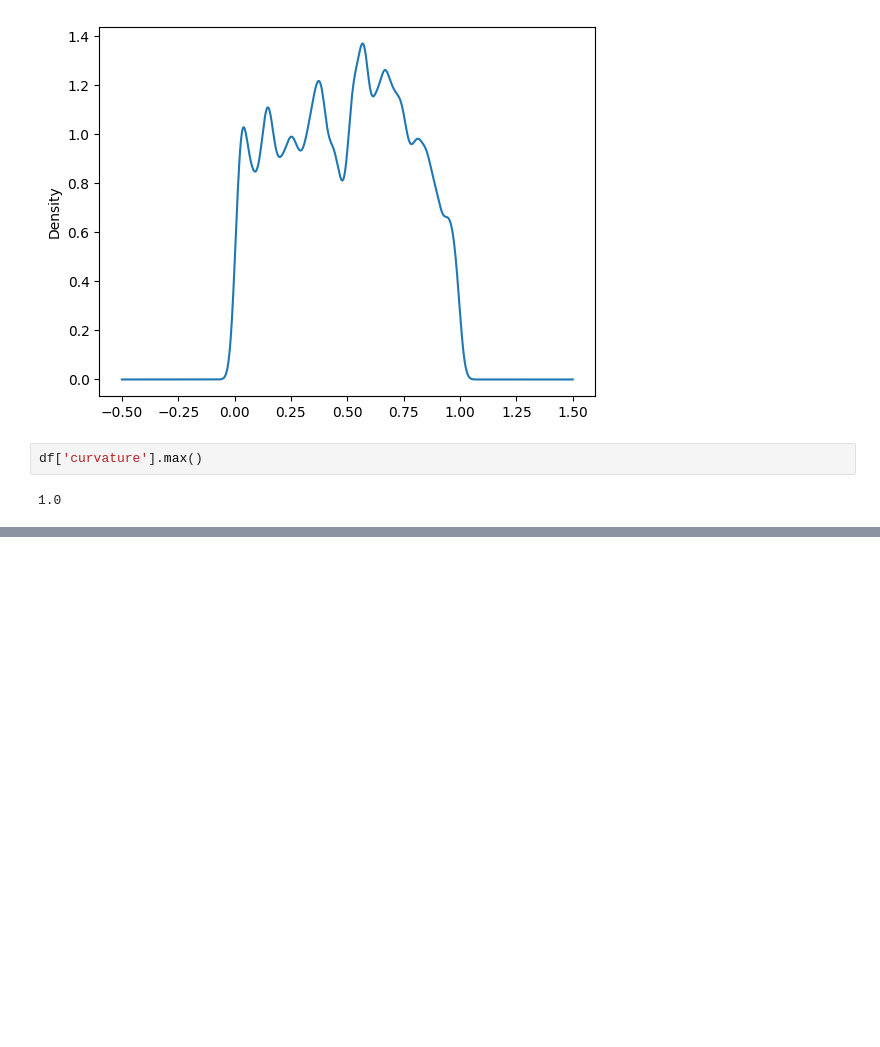
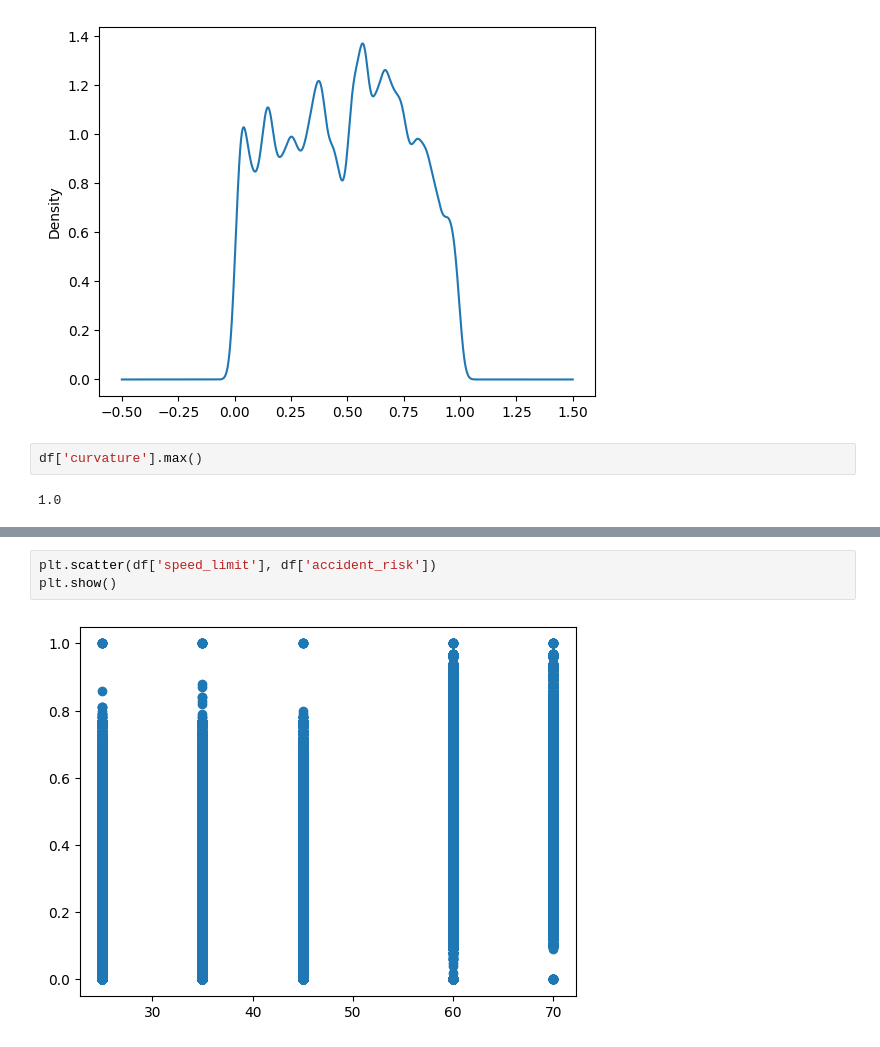
Before and after one commit to Zrahay/Kagg-Repo, a Jupyter notebook: Accidents/code2.ipynb, the cells around one changed output, grey strips where cells are left out. Saved outputs shown, nothing was run; the diff lists cells and outputs as text; blank space fills up the shorter version.

```diff
--- a/Accidents/code2.ipynb
+++ b/Accidents/code2.ipynb
@@ -259,0 +282,5 @@ df['curvature'].max()
+# %%
+plt.scatter(df['speed_limit'], df['accident_risk'])
+plt.show()
+# %% [output]
+[figure, added]
```
Also changed, not shown: parts of 9 cells of this notebook.
